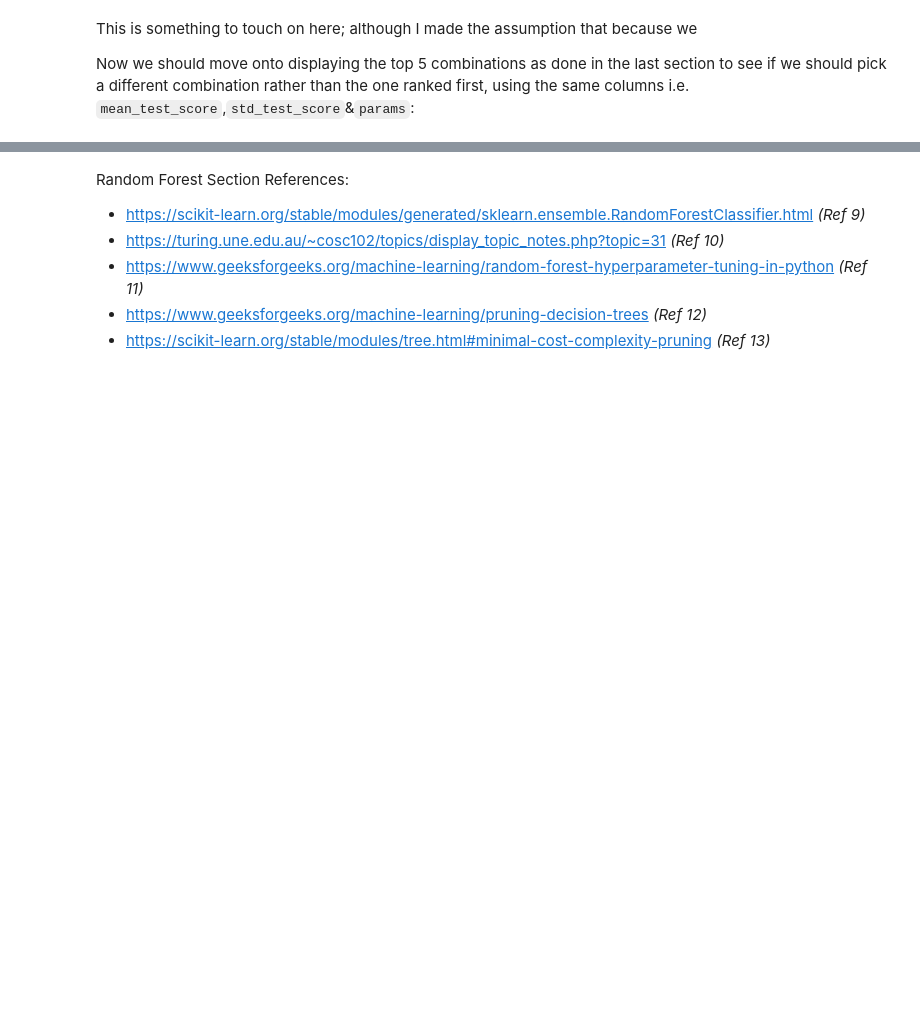
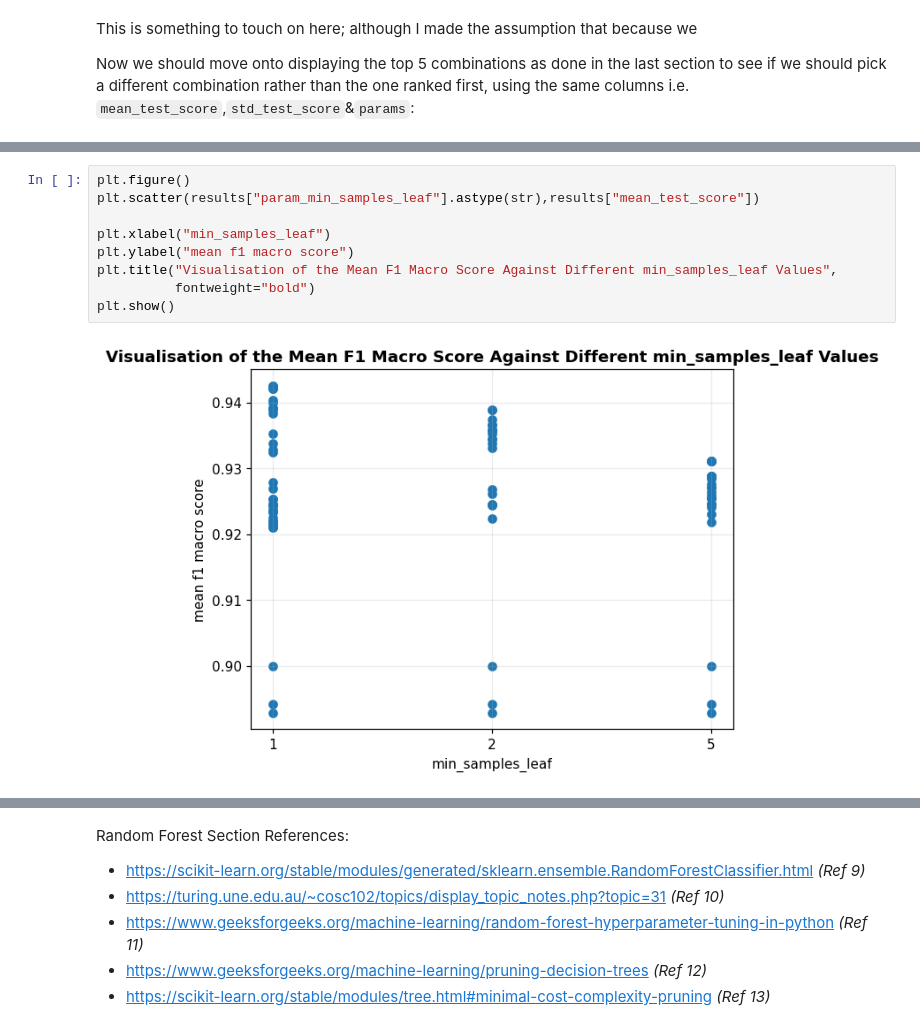
Before and after one commit to AKuinkel/cosc102-at3, a Jupyter notebook: COSC102_A3_Portfolio_for_ash.ipynb, the cells around one changed output, grey strips where cells are left out. Cells and saved outputs as stored; diff of their text form; blank space fills up the shorter version.

```diff
--- a/COSC102_A3_Portfolio_for_ash.ipynb
+++ b/COSC102_A3_Portfolio_for_ash.ipynb
@@ -2572,0 +2568,11 @@ for params,mean_score,std_score in zip(rand_forest_grid_search_results["params"]
+# %%
+plt.figure()
+plt.scatter(results["param_min_samples_leaf"].astype(str),results["mean_test_score"])
+
+plt.xlabel("min_samples_leaf")
+plt.ylabel("mean f1 macro score")
+plt.title("Visualisation of the Mean F1 Macro Score Against Different min_samples_leaf Values",
+          fontweight="bold")
+plt.show()
+# %% [output]
+[figure, added]
```
Also changed, not shown: parts of 26 cells of this notebook.
